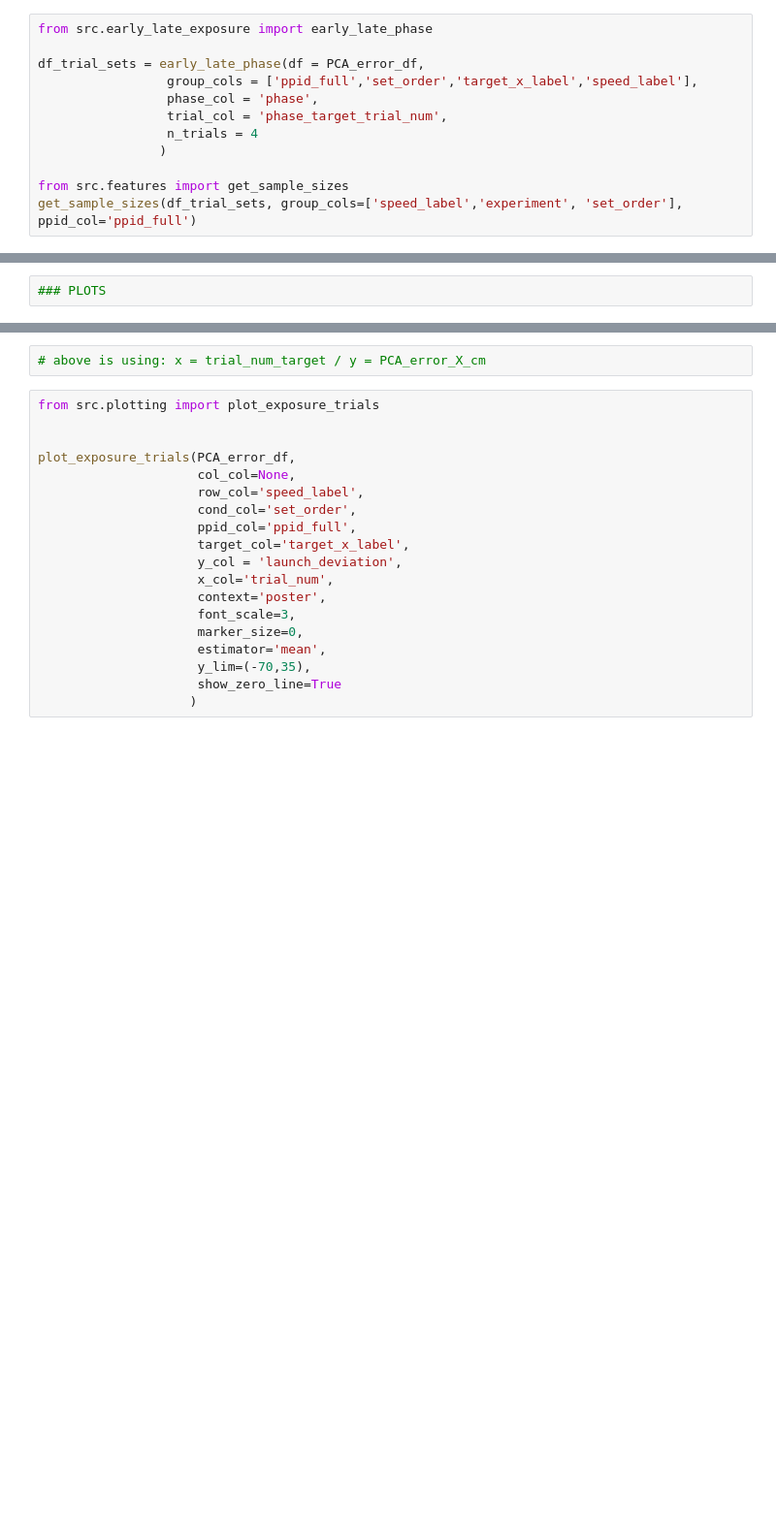
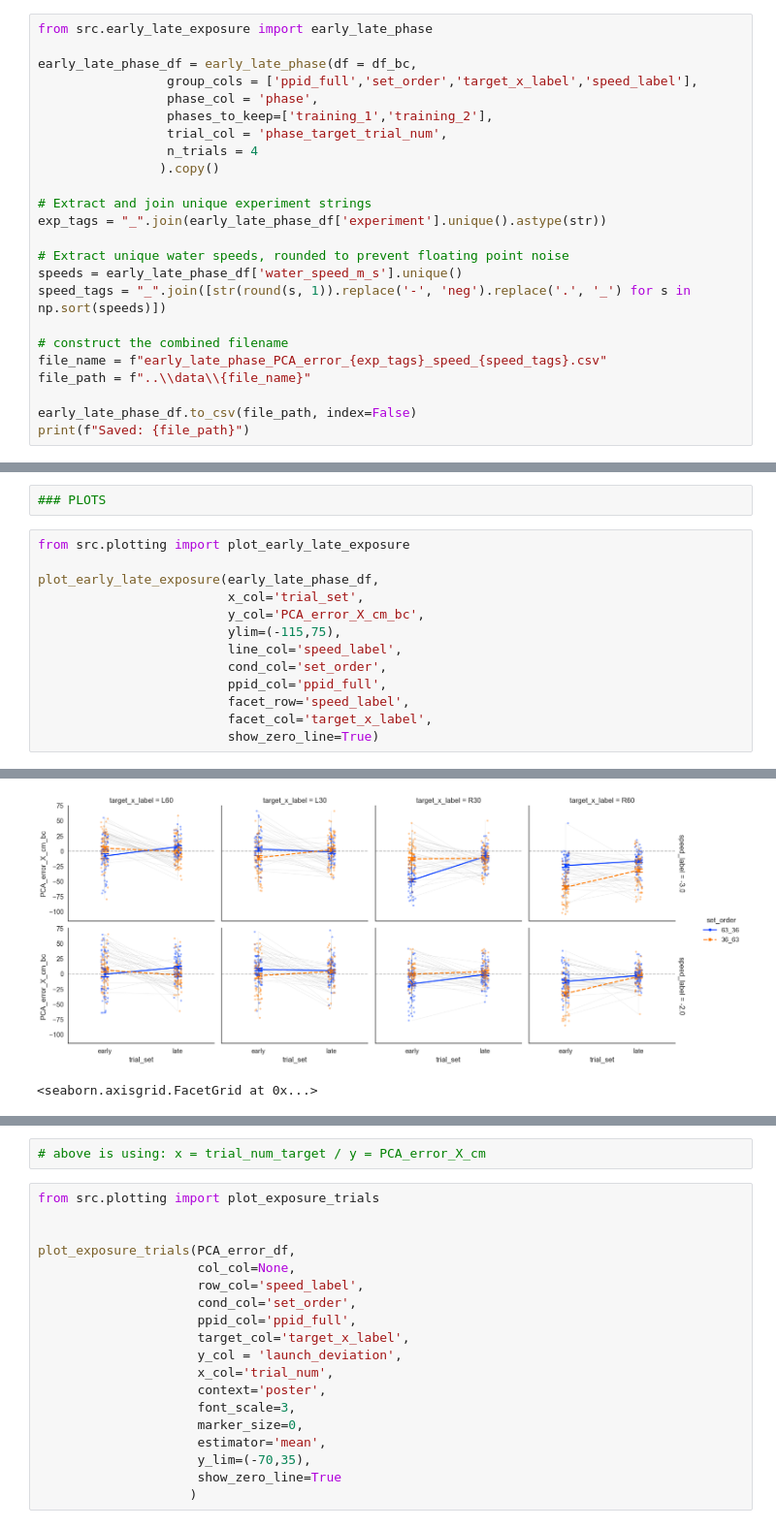
Before and after one commit to jacobjb02/vr-motor-adaptation-notebooks, a Jupyter notebook: Notebook/dual_generalization_working.ipynb, the cells around one changed output, grey strips where cells are left out. Shown at 97% size. Drawn from its saved outputs; the diff is of its cells as text; blank space fills up the shorter version.

```diff
--- a/Notebook/dual_generalization_working.ipynb
+++ b/Notebook/dual_generalization_working.ipynb
@@ -303,13 +367,25 @@ Categories (5, object): ['baseline', 'training_1', 'training_2', 'washout_1', 'w
 # %%
 from src.early_late_exposure import early_late_phase
 
-df_trial_sets = early_late_phase(df = PCA_error_df,
+early_late_phase_df = early_late_phase(df = df_bc,
                  group_cols = ['ppid_full','set_order','target_x_label','speed_label'],
                  phase_col = 'phase',
+                 phases_to_keep=['training_1','training_2'],
                  trial_col = 'phase_target_trial_num',
                  n_trials = 4
-                )
+                ).copy()
 
-from src.features import get_sample_sizes
-get_sample_sizes(df_trial_sets, group_cols=['speed_label','experiment', 'set_order'], ppid_col='ppid_full')
+# Extract and join unique experiment strings
+exp_tags = "_".join(early_late_phase_df['experiment'].unique().astype(str))
+
+# Extract unique water speeds, rounded to prevent floating point noise
+speeds = early_late_phase_df['water_speed_m_s'].unique()
+speed_tags = "_".join([str(round(s, 1)).replace('-', 'neg').replace('.', '_') for s in np.sort(speeds)])
+
+# construct the combined filename
+file_name = f"early_late_phase_PCA_error_{exp_tags}_speed_{speed_tags}.csv"
+file_path = f"..\\data\\{file_name}"
+
+early_late_phase_df.to_csv(file_path, index=False)
+print(f"Saved: {file_path}")
 # %% [output]
@@ -432,2 +409,16 @@ print(f"Saved: {file_path}")
 # %%
 ### PLOTS
+# %%
+from src.plotting import plot_early_late_exposure
+
+plot_early_late_exposure(early_late_phase_df,
+                         x_col='trial_set',
+                         y_col='PCA_error_X_cm_bc',
+                         ylim=(-115,75),
+                         line_col='speed_label',
+                         cond_col='set_order',
+                         ppid_col='ppid_full',
+                         facet_row='speed_label',
+                         facet_col='target_x_label',
+                         show_zero_line=True)
+# %% [output]
@@ -434,3 +442,5 @@ print(f"Saved: {file_path}")
+[figure, added]
+<seaborn.axisgrid.FacetGrid at 0x...>
 # %%
 from src.plotting import plot_exposure_trials
 
```
Also changed, not shown: parts of 23 cells of this notebook, 3 other files.
